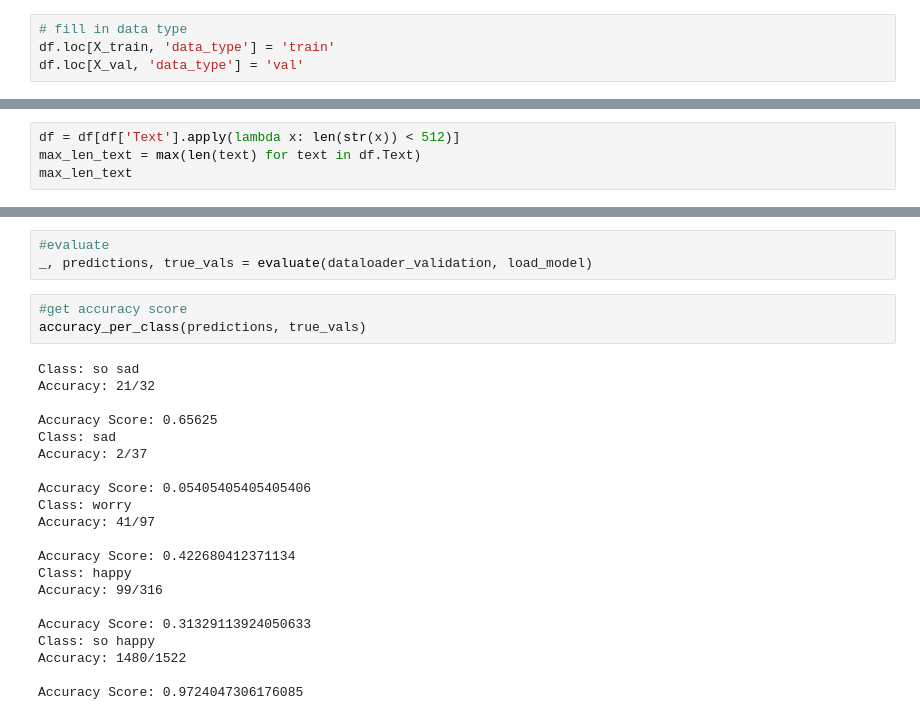
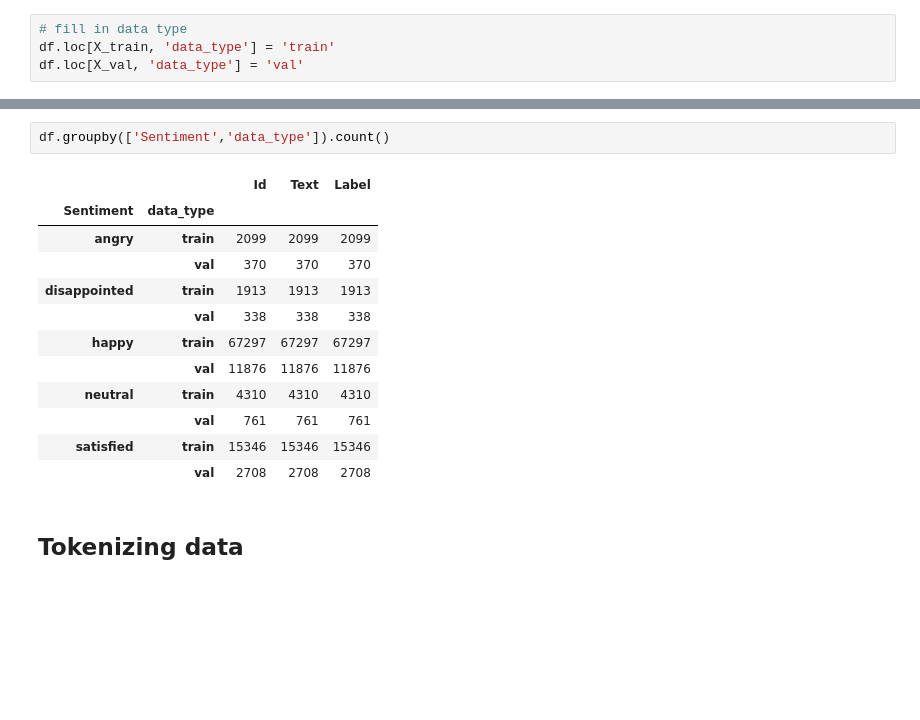
Before and after one commit to 8syncdev/Mashine-Learning---RoBerta---Base-Bert, a Jupyter notebook: jupiter/pretrained_bert.ipynb, the cells around one changed output, grey strips where cells are left out. Drawn from its saved outputs; the diff is of its cells as text; blank space fills up the shorter version.

```diff
--- a/jupiter/pretrained_bert.ipynb
+++ b/jupiter/pretrained_bert.ipynb
@@ -254,4 +220,0 @@ tokenizer = BertTokenizer.from_pretrained('bert-base-uncased',
-# %%
-df = df[df['Text'].apply(lambda x: len(str(x)) < 512)]
-max_len_text = max(len(text) for text in df.Text)
-max_len_text
@@ -700,27 +221,17 @@ BertForSequenceClassification(
-# %%
-#evaluate
-_, predictions, true_vals = evaluate(dataloader_validation, load_model)
-# %%
-#get accuracy score
-accuracy_per_class(predictions, true_vals)
-# %% [output]
-Class: so sad
-Accuracy: 21/32
-
-Accuracy Score: 0.65625
-Class: sad
-Accuracy: 2/37
-
-Accuracy Score: 0.05405405405405406
-Class: worry
-Accuracy: 41/97
-
-Accuracy Score: 0.422680412371134
-Class: happy
-Accuracy: 99/316
-
-Accuracy Score: 0.31329113924050633
-Class: so happy
-Accuracy: 1480/1522
-
-Accuracy Score: 0.9724047306176085
+# %%
+df.groupby(['Sentiment','data_type']).count()
+# %% [output]
+|  |  | Id | Text | Label |
+| Sentiment | data_type |  |  |  |
+| angry | train | 2099 | 2099 | 2099 |
+|  | val | 370 | 370 | 370 |
+| disappointed | train | 1913 | 1913 | 1913 |
+|  | val | 338 | 338 | 338 |
+| happy | train | 67297 | 67297 | 67297 |
+|  | val | 11876 | 11876 | 11876 |
+| neutral | train | 4310 | 4310 | 4310 |
+|  | val | 761 | 761 | 761 |
+| satisfied | train | 15346 | 15346 | 15346 |
+|  | val | 2708 | 2708 | 2708 |
+# %% [markdown]
+## Tokenizing data
```
Also changed, not shown: parts of 69 cells of this notebook, 3 other files.
